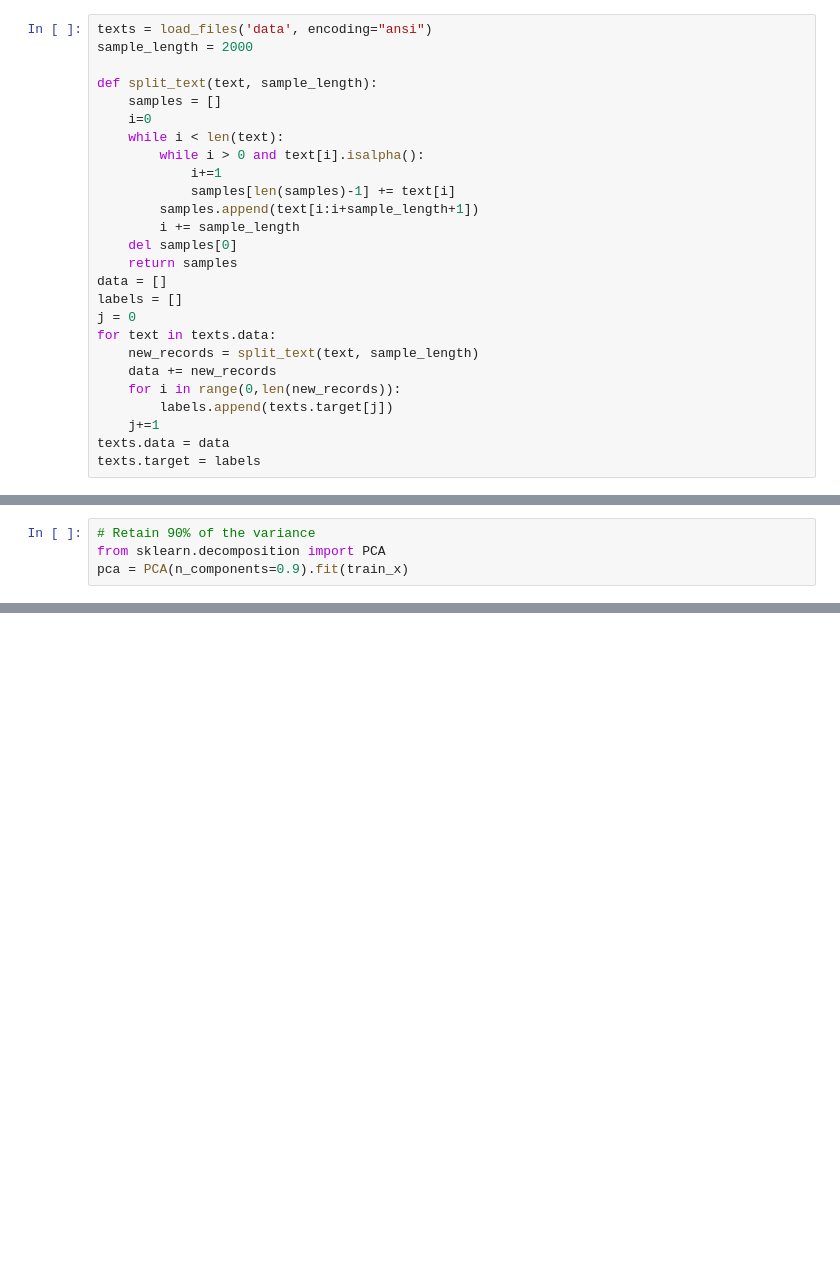
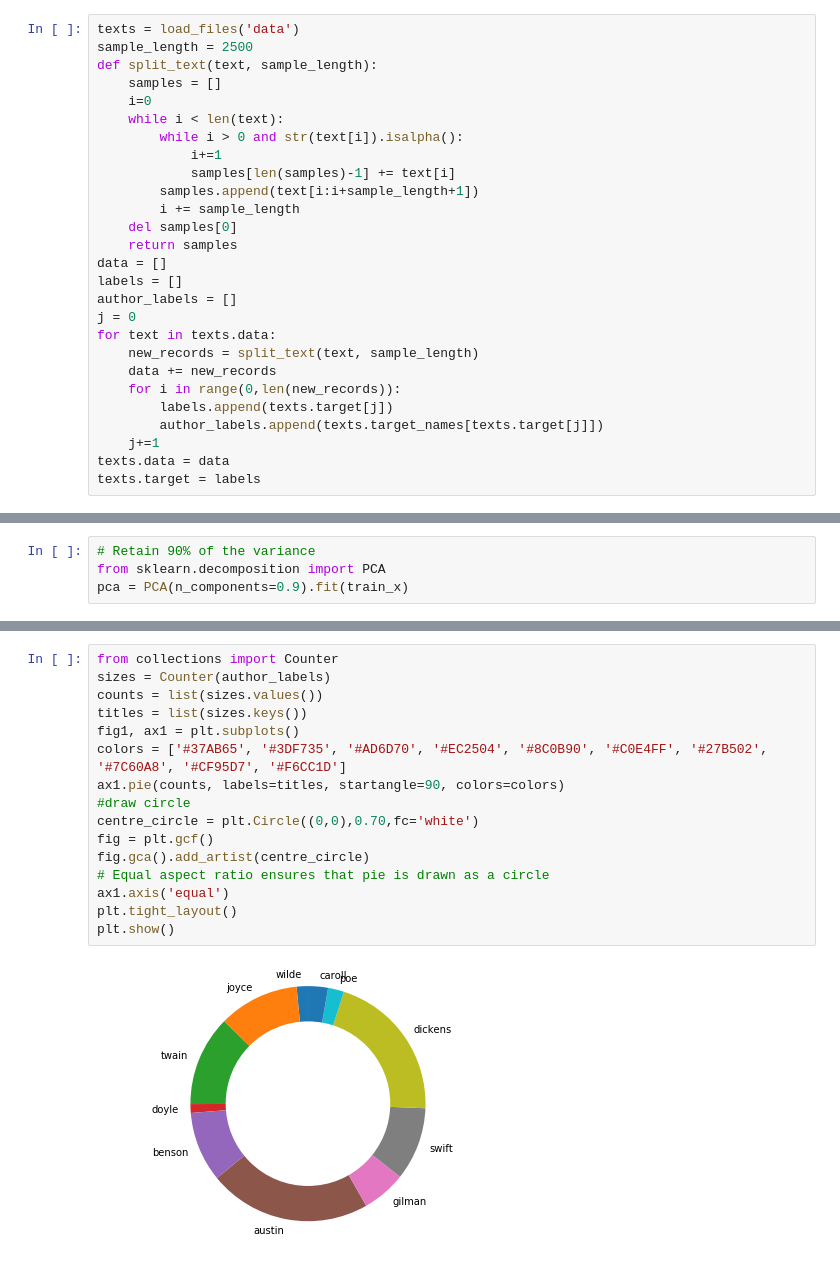
Before and after one commit to ewenw/AuthorML, a Jupyter notebook: Project.ipynb, the cells around one changed output, grey strips where cells are left out. Drawn from its saved outputs; the diff is of its cells as text; blank space fills up the shorter version.

Commit message:
visualizations

```diff
--- a/Project.ipynb
+++ b/Project.ipynb
@@ -7,12 +12,11 @@ import numpy as np
 # %%
-texts = load_files('data', encoding="ansi")
-sample_length = 2000
-
+texts = load_files('data')
+sample_length = 2500
 def split_text(text, sample_length):
     samples = []
     i=0
     while i < len(text):
-        while i > 0 and text[i].isalpha():
+        while i > 0 and str(text[i]).isalpha():
             i+=1
             samples[len(samples)-1] += text[i]
         samples.append(text[i:i+sample_length+1])
@@ -21,12 +25,14 @@ def split_text(text, sample_length):
     return samples
 data = []
 labels = []
+author_labels = []
 j = 0
 for text in texts.data:
     new_records = split_text(text, sample_length)
     data += new_records
     for i in range(0,len(new_records)):
         labels.append(texts.target[j])
+        author_labels.append(texts.target_names[texts.target[j]])
     j+=1
 texts.data = data
 texts.target = labels
@@ -101,0 +254,18 @@ rfc.score(test_x_reduced, test_y)
+# %%
+from collections import Counter
+sizes = Counter(author_labels)
+counts = list(sizes.values())
+titles = list(sizes.keys())
+fig1, ax1 = plt.subplots()
+colors = ['#37AB65', '#3DF735', '#AD6D70', '#EC2504', '#8C0B90', '#C0E4FF', '#27B502', '#7C60A8', '#CF95D7', '#F6CC1D']
+ax1.pie(counts, labels=titles, startangle=90, colors=colors)
+#draw circle
+centre_circle = plt.Circle((0,0),0.70,fc='white')
+fig = plt.gcf()
+fig.gca().add_artist(centre_circle)
+# Equal aspect ratio ensures that pie is drawn as a circle
+ax1.axis('equal')
+plt.tight_layout()
+plt.show()
+# %% [output]
+[figure, added]
```
Also changed, not shown: parts of 33 cells of this notebook, 1 other file.
